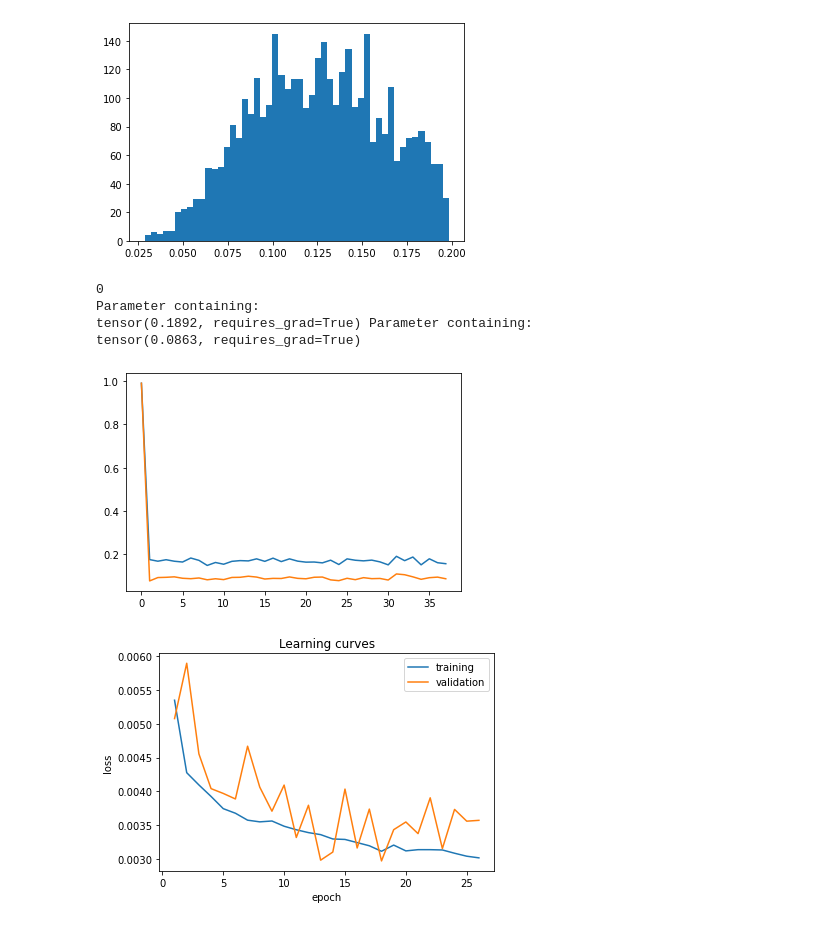
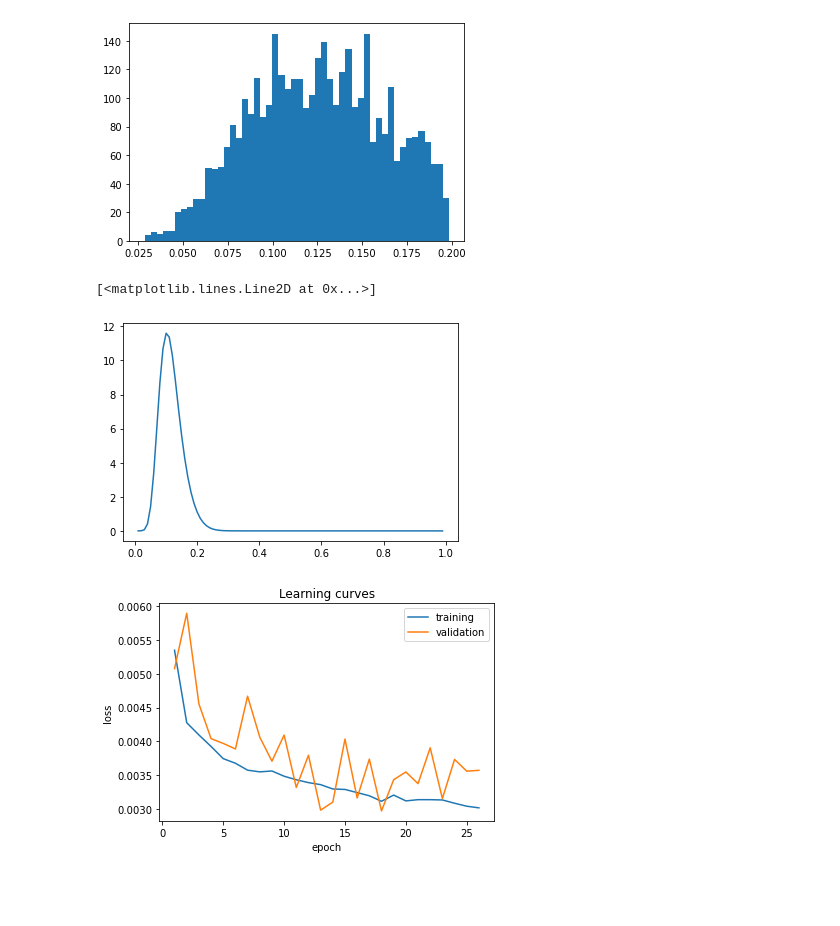
Before and after one commit to davidbenjamin/permutect, a Jupyter notebook: mutect3-prototype.ipynb, the cells around one changed output. Saved outputs shown, nothing was run; the diff lists cells and outputs as text; code cells hidden in the pictures; blank space fills up the shorter version.

```diff
--- a/mutect3-prototype.ipynb
+++ b/mutect3-prototype.ipynb
@@ -385,40 +385,3 @@ plt.hist(afs, bins=50)
         0.19847328]),
  <a list of 50 Patch objects>)
 [figure]
-# %%
-#Now let's learn the spectrum of artifact allele fractions in order to combine our calibrated classifier with priors
-# to get a posterior probability
-# the model is alt count ~ BetaBinomial(alpha, beta, depth)
-# and we want to learn alpha, beta by MLE
-
-alpha = nn.Parameter(torch.tensor(1.))
-beta = nn.Parameter(torch.tensor(1.))
-
-learning_rate = 1e-2
-optimizer = torch.optim.Adam([alpha, beta], lr=learning_rate)
-
-alpha_vals = []
-beta_vals = []
-
-for epoch in range(1):
-    print(epoch)
-    for step, (k,n) in enumerate(artifact_counts_and_depths):
-        nll = torch.lgamma(n + alpha + beta) + torch.lgamma(alpha) + torch.lgamma(beta) \
-            - torch.lgamma(k + alpha) + torch.lgamma(n - k + beta) - torch.lgamma(alpha + beta)
-        optimizer.zero_grad()
-        nll.backward()
-        optimizer.step()
-
-        if step % 100 == 0:
-            alpha_vals.append(alpha.item())
-            beta_vals.append(beta.item())
-
-plt.plot(alpha_vals)
-plt.plot(beta_vals)
-print(alpha, beta)
-# %% [output]
-0
-Parameter containing:
-tensor(0.1892, requires_grad=True) Parameter containing:
-tensor(0.0863, requires_grad=True)
-[figure, removed]
@@ -425,3 +444,10 @@ tensor(0.0863, requires_grad=True)
+# %%
+artifact_af_spectrum = AFSpectrum()
+artifact_af_spectrum.learn(artifact_counts_and_depths)
+artifact_af_spectrum.plot_spectrum()
+# %% [output]
+[<matplotlib.lines.Line2D at 0x...>]
+[figure, added]
 # %%
 class LinearStack(nn.Module):
     #layer_sizes starts from the input and ends with the output
```
Also changed, not shown: parts of 11 cells of this notebook.
